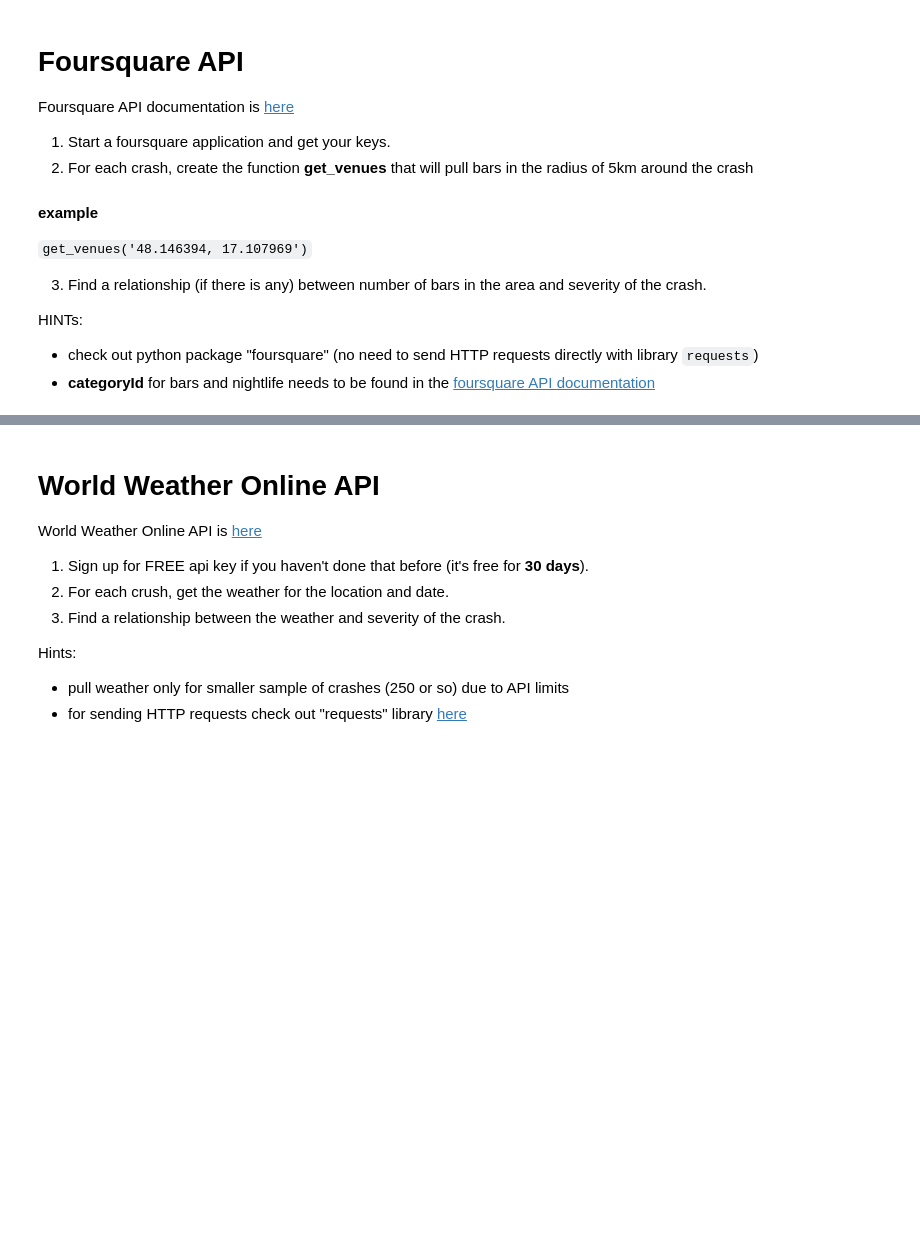
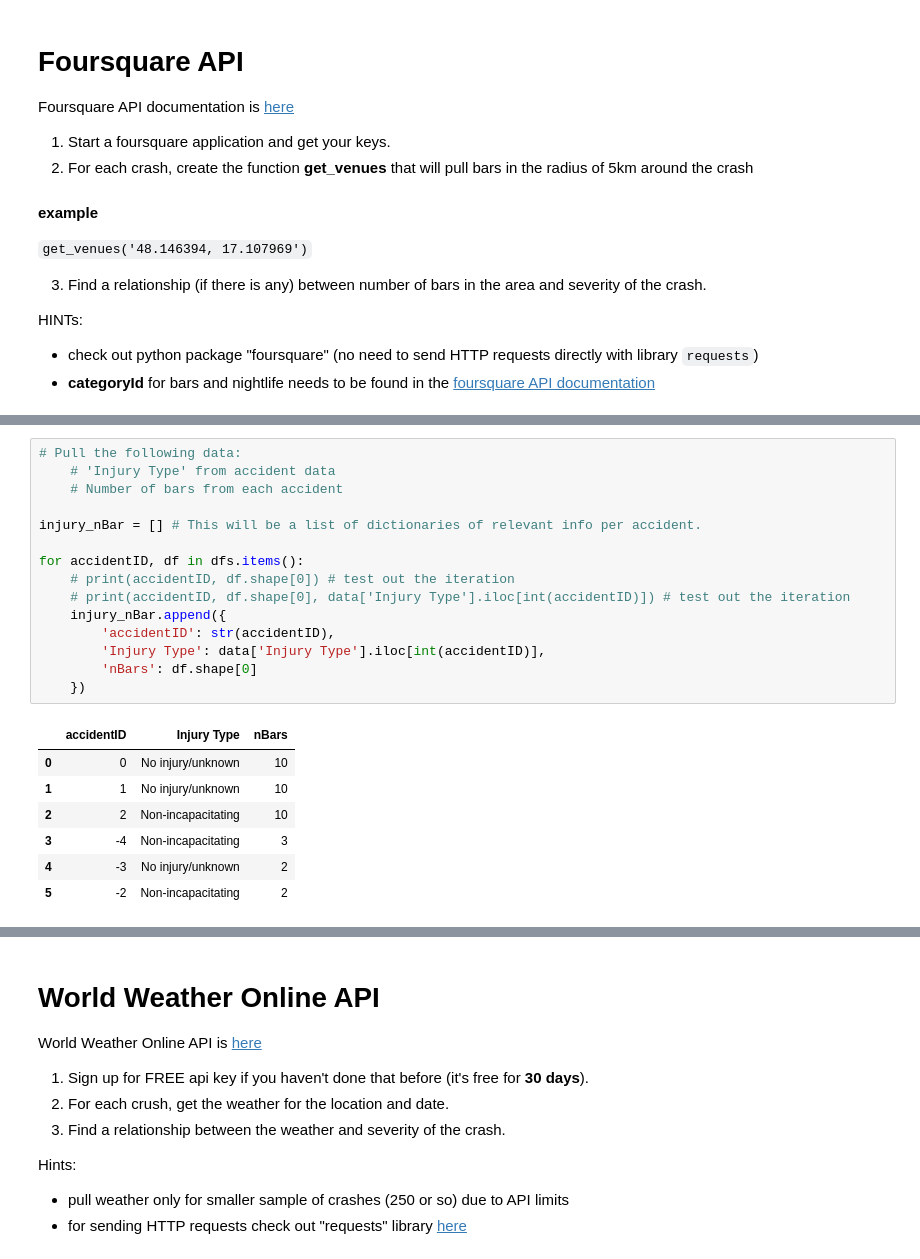
Before and after one commit to silvhua-Lighthouse/Other_data_types_exercise, a Jupyter notebook: Data_wrangling_challenge.ipynb, the cells around one changed output, grey strips where cells are left out. Drawn from its saved outputs; the diff is of its cells as text; blank space fills up the shorter version.

```diff
--- a/Data_wrangling_challenge.ipynb
+++ b/Data_wrangling_challenge.ipynb
@@ -58,0 +265,23 @@ foursquare_secret = os.environ[""]
+# %%
+# Pull the following data:
+    # 'Injury Type' from accident data
+    # Number of bars from each accident
+
+injury_nBar = [] # This will be a list of dictionaries of relevant info per accident.
+
+for accidentID, df in dfs.items():
+    # print(accidentID, df.shape[0]) # test out the iteration
+    # print(accidentID, df.shape[0], data['Injury Type'].iloc[int(accidentID)]) # test out the iteration
+    injury_nBar.append({
+        'accidentID': str(accidentID),
+        'Injury Type': data['Injury Type'].iloc[int(accidentID)],
+        'nBars': df.shape[0]
+    })
+# %% [output]
+|  | accidentID | Injury Type | nBars |
+| 0 | 0 | No injury/unknown | 10 |
+| 1 | 1 | No injury/unknown | 10 |
+| 2 | 2 | Non-incapacitating | 10 |
+| 3 | -4 | Non-incapacitating | 3 |
+| 4 | -3 | No injury/unknown | 2 |
+| 5 | -2 | Non-incapacitating | 2 |
```
Also changed, not shown: parts of 23 cells of this notebook.
